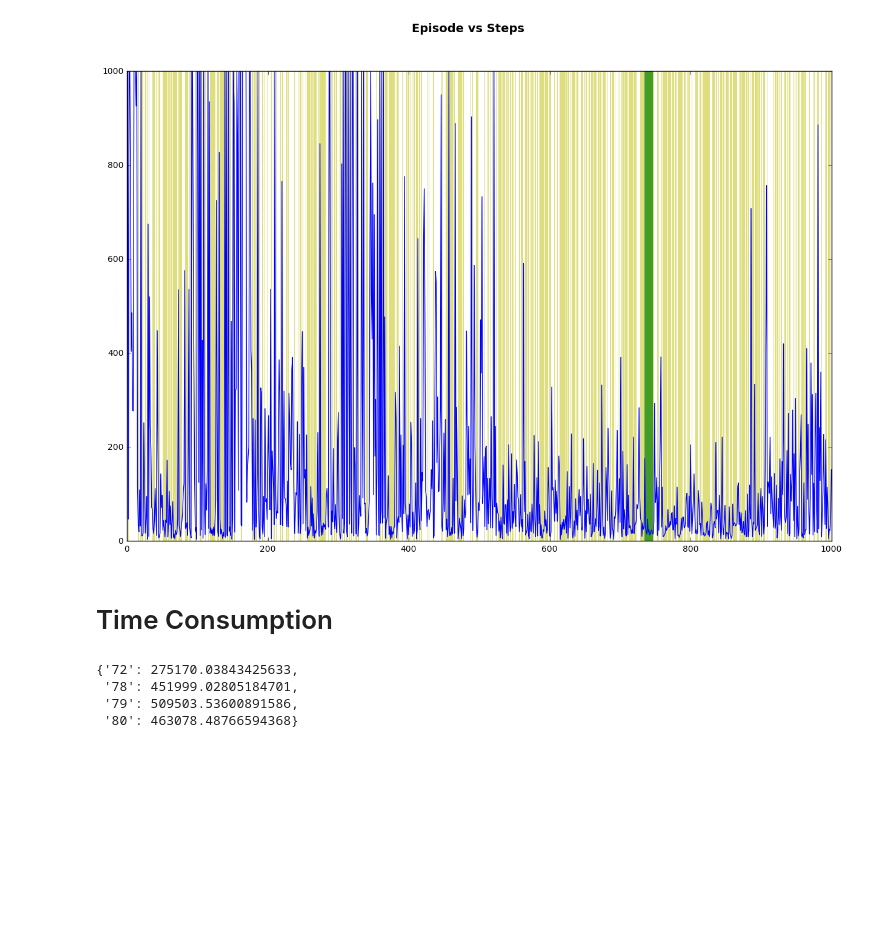
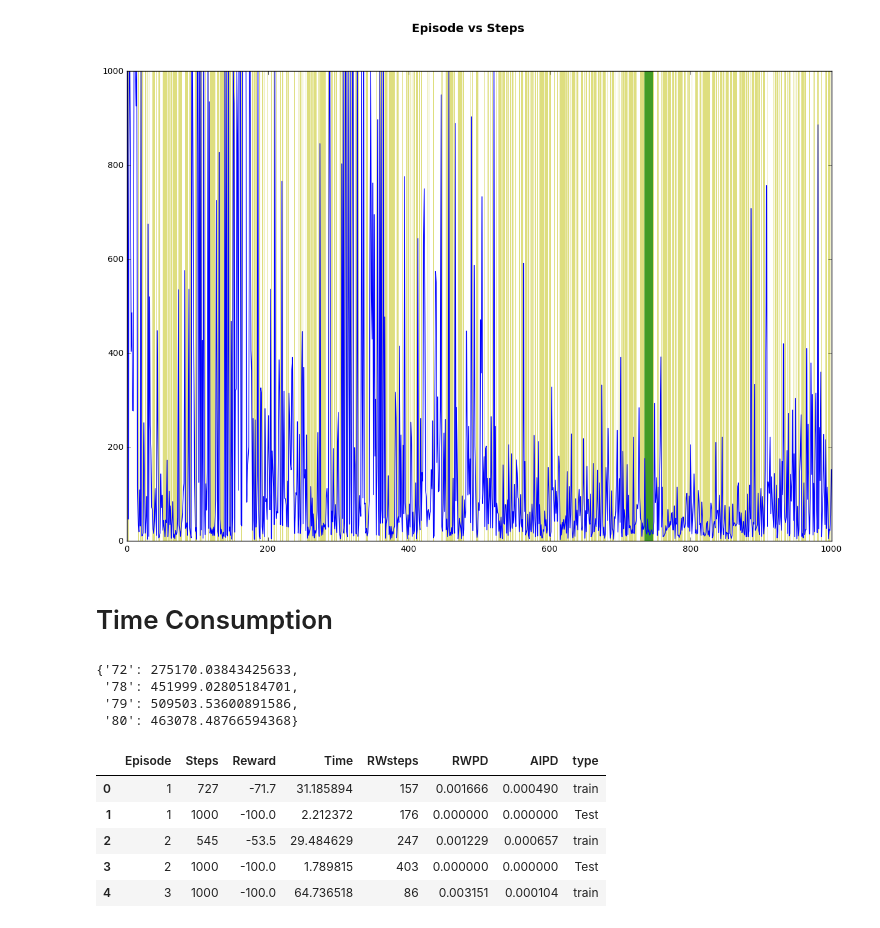
Before and after one commit to aqeel13932/APES_PT, a Jupyter notebook: output/Analysis_Int_squence_experiements.ipynb, the cells around one changed output. Drawn from its saved outputs; the diff is of its cells as text; code cells hidden in the pictures; blank space fills up the shorter version.

```diff
--- a/output/Analysis_Int_squence_experiements.ipynb
+++ b/output/Analysis_Int_squence_experiements.ipynb
@@ -77,3 +86,12 @@ totaltime([72,78,79,80])
  '78': 451999.02805184701,
  '79': 509503.53600891586,
  '80': 463078.48766594368}
+# %%
+dff.head()
+# %% [output]
+|  | Episode | Steps | Reward | Time | RWsteps | RWPD | AIPD | type |
+| 0 | 1 | 727 | -71.7 | 31.185894 | 157 | 0.001666 | 0.000490 | train |
+| 1 | 1 | 1000 | -100.0 | 2.212372 | 176 | 0.000000 | 0.000000 | Test |
+| 2 | 2 | 545 | -53.5 | 29.484629 | 247 | 0.001229 | 0.000657 | train |
+| 3 | 2 | 1000 | -100.0 | 1.789815 | 403 | 0.000000 | 0.000000 | Test |
+| 4 | 3 | 1000 | -100.0 | 64.736518 | 86 | 0.003151 | 0.000104 | train |
```
Also changed, not shown: parts of 9 cells of this notebook.
